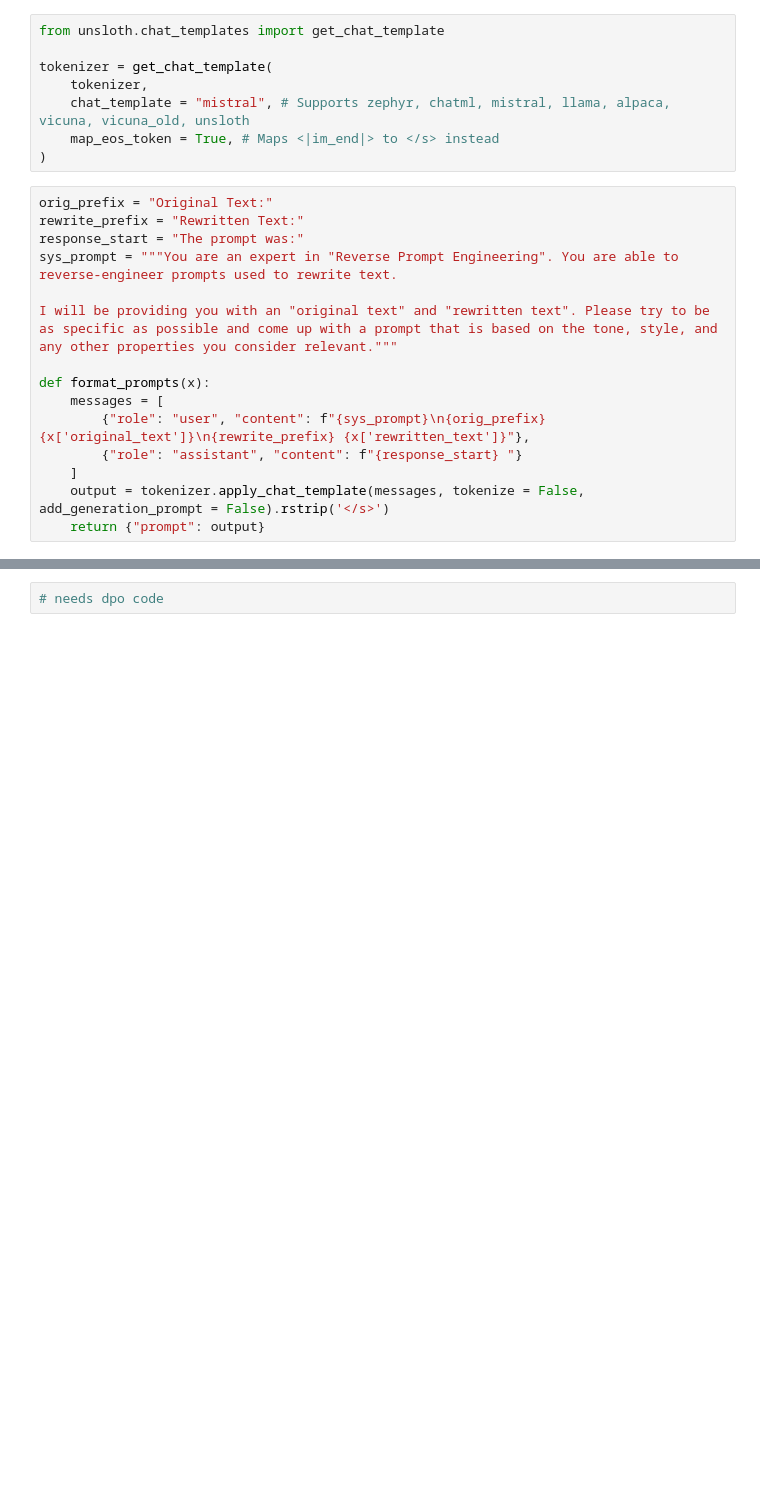
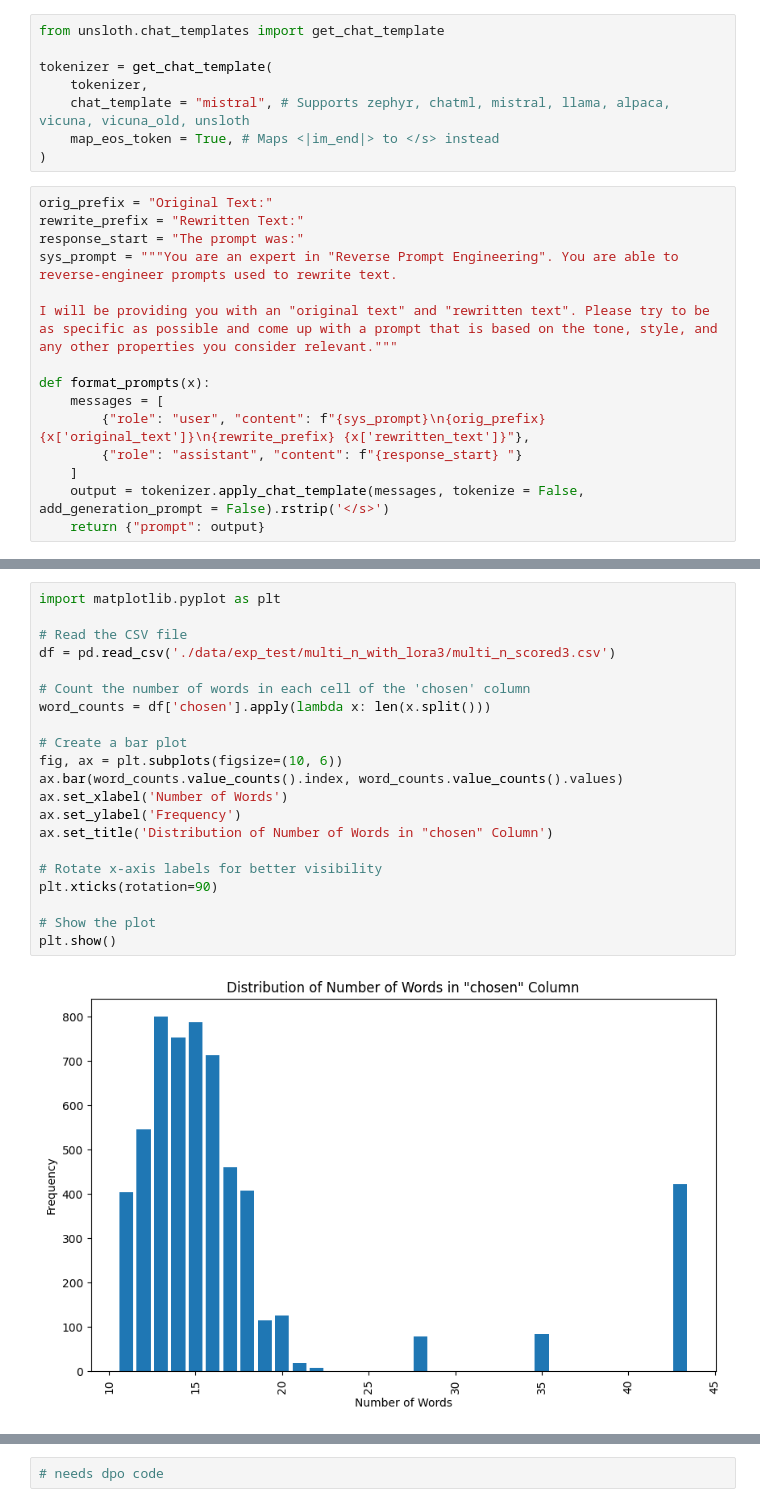
Before and after one commit to getorca/llm_prompt_recovery, a Jupyter notebook: train_mistral_dpo.ipynb, the cells around one changed output, grey strips where cells are left out. Cells and saved outputs as stored; diff of their text form; blank space fills up the shorter version.

```diff
--- a/train_mistral_dpo.ipynb
+++ b/train_mistral_dpo.ipynb
@@ -72,0 +138,23 @@ def format_prompts(x):
+# %%
+import matplotlib.pyplot as plt
+
+# Read the CSV file
+df = pd.read_csv('./data/exp_test/multi_n_with_lora3/multi_n_scored3.csv')
+
+# Count the number of words in each cell of the 'chosen' column
+word_counts = df['chosen'].apply(lambda x: len(x.split()))
+
+# Create a bar plot
+fig, ax = plt.subplots(figsize=(10, 6))
+ax.bar(word_counts.value_counts().index, word_counts.value_counts().values)
+ax.set_xlabel('Number of Words')
+ax.set_ylabel('Frequency')
+ax.set_title('Distribution of Number of Words in "chosen" Column')
+
+# Rotate x-axis labels for better visibility
+plt.xticks(rotation=90)
+
+# Show the plot
+plt.show()
+# %% [output]
+[figure, added]
```
Also changed, not shown: parts of 11 cells of this notebook, 11 other files.
